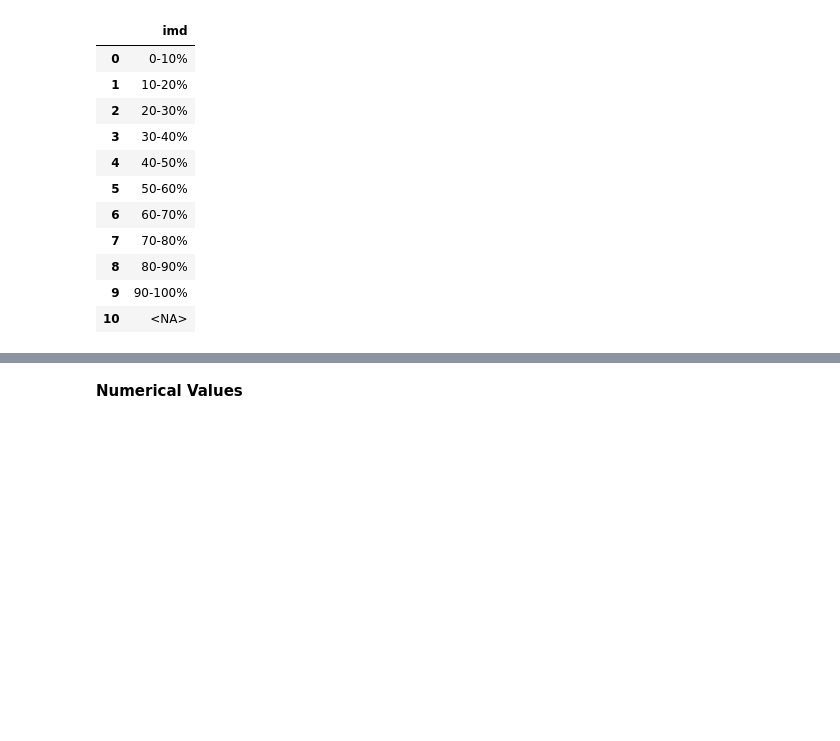
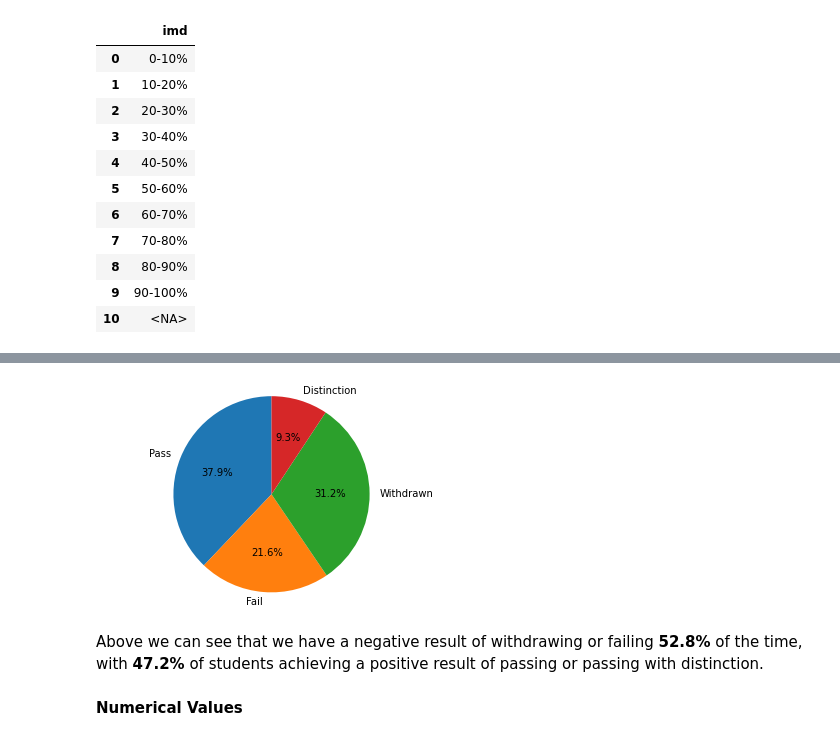
Before and after one commit to freyjagarner/Student-Data-Analysis, a Jupyter notebook: Capstone/Student_Info.ipynb, the cells around one changed output, grey strips where cells are left out. Saved outputs shown, nothing was run; the diff lists cells and outputs as text; code cells hidden in the pictures; blank space fills up the shorter version.

```diff
--- a/Capstone/Student_Info.ipynb
+++ b/Capstone/Student_Info.ipynb
@@ -327,3 +363,31 @@ dataframe(stud_info['result'].value_counts())
+# %%
+pass_perc = round((result_freqs[0] * 100), 1)
+withdraw_perc = round((result_freqs[1] * 100), 1)
+fail_perc = round((result_freqs[2] * 100), 1)
+distinct_perc = round((result_freqs[3] * 100), 1)
+results_percs = [pass_perc, fail_perc, withdraw_perc, distinct_perc]
+
+labels = results
+sizes = [15, 30, 45, 10]
+
+fig1, ax1 = plt.subplots()
+ax1.pie(results_percs, labels=results, autopct='%1.1f%%', startangle=90)
+ax1.axis('equal')  # Equal aspect ratio ensures that pie is drawn as a circle.
+
+plt.show()
+# %% [output]
+[figure, added]
+# %%
+neg_result = fail_perc + withdraw_perc
+pos_result = pass_perc + distinct_perc
+md(f'''
+Above we can see that we have a negative result of withdrawing or failing **{neg_result}%** of the time,
+with **{pos_result}%** of students achieving a positive result of passing or passing with distinction.
+''')
+# %% [output]
+
+Above we can see that we have a negative result of withdrawing or failing **52.8%** of the time,
+with **47.2%** of students achieving a positive result of passing or passing with distinction.
 # %% [markdown]
 **Numerical Values**
 # %%
```
Also changed, not shown: parts of 13 cells of this notebook, 1 other file.
